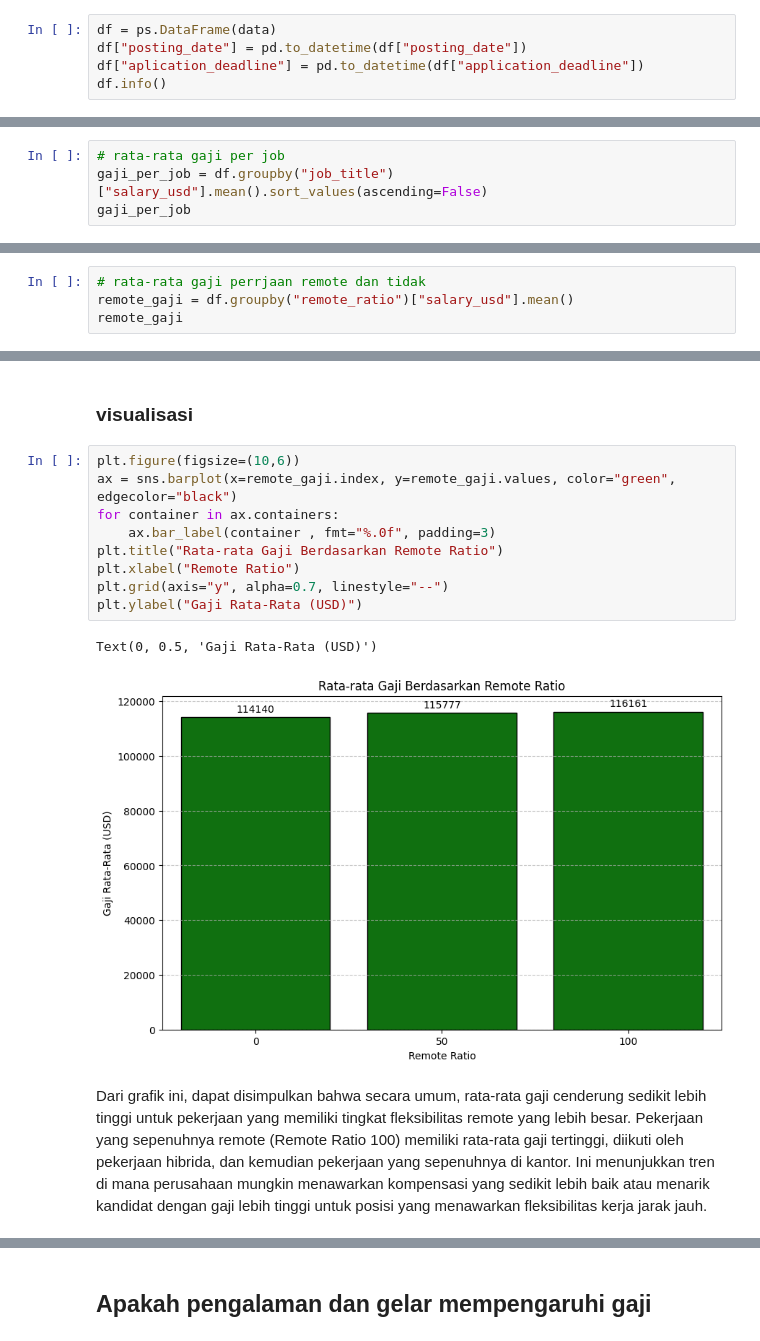
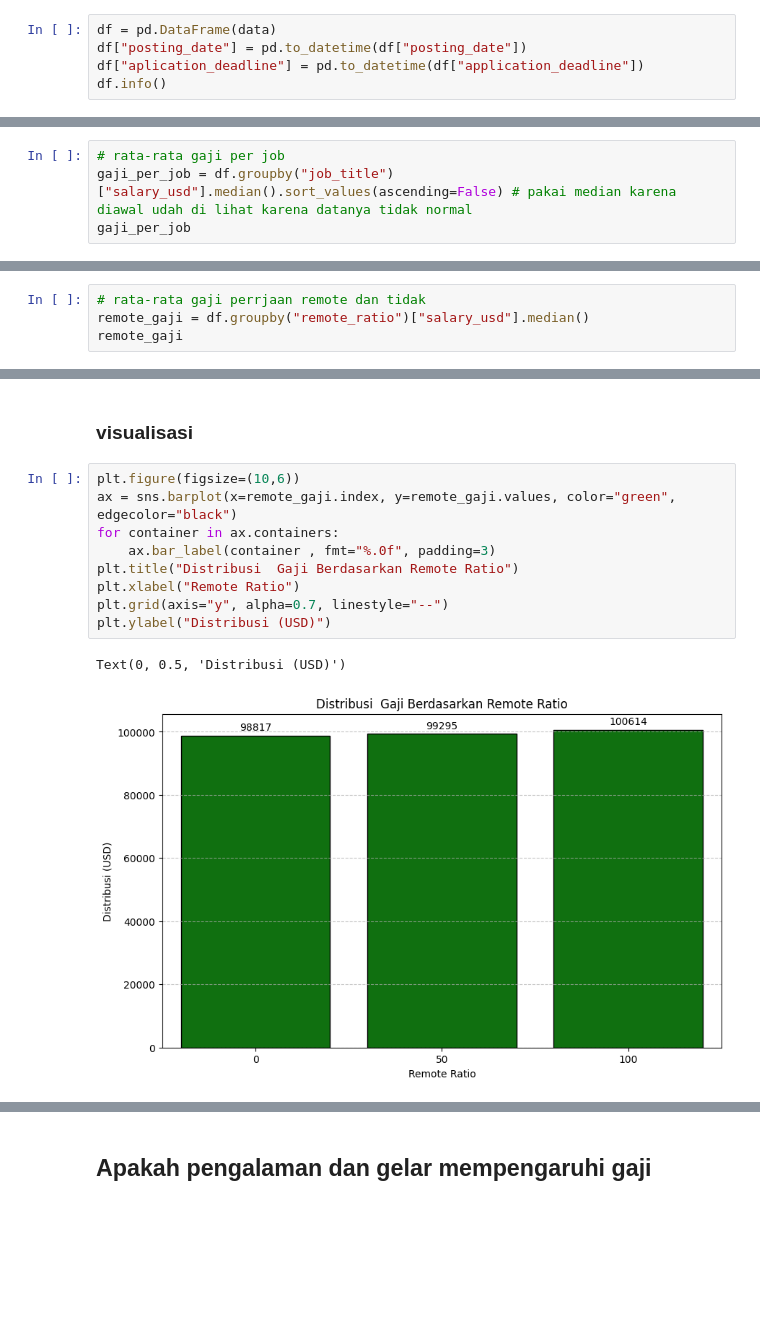
Before and after one commit to shof-f/Analisis-Pasar-Kerja-AI-Global, a Jupyter notebook: Analisis_Tren_Pekerjaan_AI.ipynb, the cells around one changed output, grey strips where cells are left out. Cells and saved outputs as stored; diff of their text form; blank space fills up the shorter version.

```diff
--- a/Analisis_Tren_Pekerjaan_AI.ipynb
+++ b/Analisis_Tren_Pekerjaan_AI.ipynb
@@ -18,7 +18,7 @@ data.head()
 # %% [markdown]
 ## Ubah ke dataframe
 # %%
-df = ps.DataFrame(data)
+df = pd.DataFrame(data)
 df["posting_date"] = pd.to_datetime(df["posting_date"])
 df["aplication_deadline"] = pd.to_datetime(df["application_deadline"])
 df.info()
@@ -85,6 +153,6 @@ Grafik ini menampilkan 10 pekerjaan terkait AI (Kecerdasan Buatan) yang paling b
 # %%
 # rata-rata gaji per job
-gaji_per_job = df.groupby("job_title")["salary_usd"].mean().sort_values(ascending=False)
+gaji_per_job = df.groupby("job_title")["salary_usd"].median().sort_values(ascending=False) # pakai median karena diawal udah di lihat karena datanya tidak normal
 gaji_per_job
 # %% [output]
 |  | salary_usd |
@@ -152,6 +201,6 @@ Grafik ini menyajikan rata-rata gaji tahunan dalam Dolar AS untuk berbagai jenis
 # %%
 # rata-rata gaji perrjaan remote dan tidak
-remote_gaji = df.groupby("remote_ratio")["salary_usd"].mean()
+remote_gaji = df.groupby("remote_ratio")["salary_usd"].median()
 remote_gaji
 # %% [output]
 |  | salary_usd |
@@ -173,14 +222,12 @@ salary_usd → gaji dalam USD
 # %%
 plt.figure(figsize=(10,6))
 ax = sns.barplot(x=remote_gaji.index, y=remote_gaji.values, color="green", edgecolor="black")
 for container in ax.containers:
     ax.bar_label(container , fmt="%.0f", padding=3)
-plt.title("Rata-rata Gaji Berdasarkan Remote Ratio")
+plt.title("Distribusi  Gaji Berdasarkan Remote Ratio")
 plt.xlabel("Remote Ratio")
 plt.grid(axis="y", alpha=0.7, linestyle="--")
-plt.ylabel("Gaji Rata-Rata (USD)")
+plt.ylabel("Distribusi (USD)")
 # %% [output]
-Text(0, 0.5, 'Gaji Rata-Rata (USD)')
+Text(0, 0.5, 'Distribusi (USD)')
-[figure, old version]
+[figure, new version]
-# %% [markdown]
-Dari grafik ini, dapat disimpulkan bahwa secara umum, rata-rata gaji cenderung sedikit lebih tinggi untuk pekerjaan yang memiliki tingkat fleksibilitas remote yang lebih besar. Pekerjaan yang sepenuhnya remote (Remote Ratio 100) memiliki rata-rata gaji tertinggi, diikuti oleh pekerjaan hibrida, dan kemudian pekerjaan yang sepenuhnya di kantor. Ini menunjukkan tren di mana perusahaan mungkin menawarkan kompensasi yang sedikit lebih baik atau menarik kandidat dengan gaji lebih tinggi untuk posisi yang menawarkan fleksibilitas kerja jarak jauh.
```
Also changed, not shown: parts of 38 cells of this notebook.
